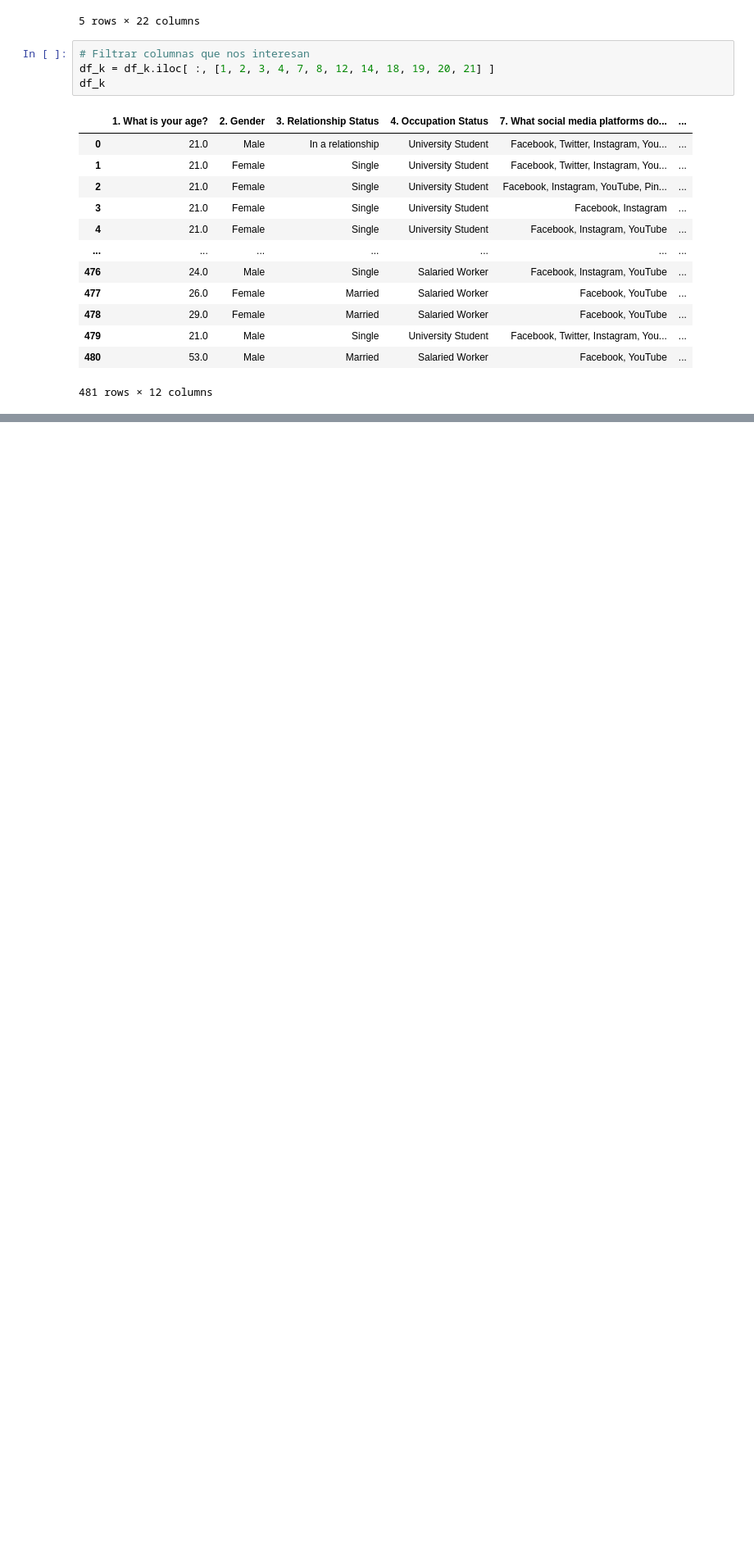
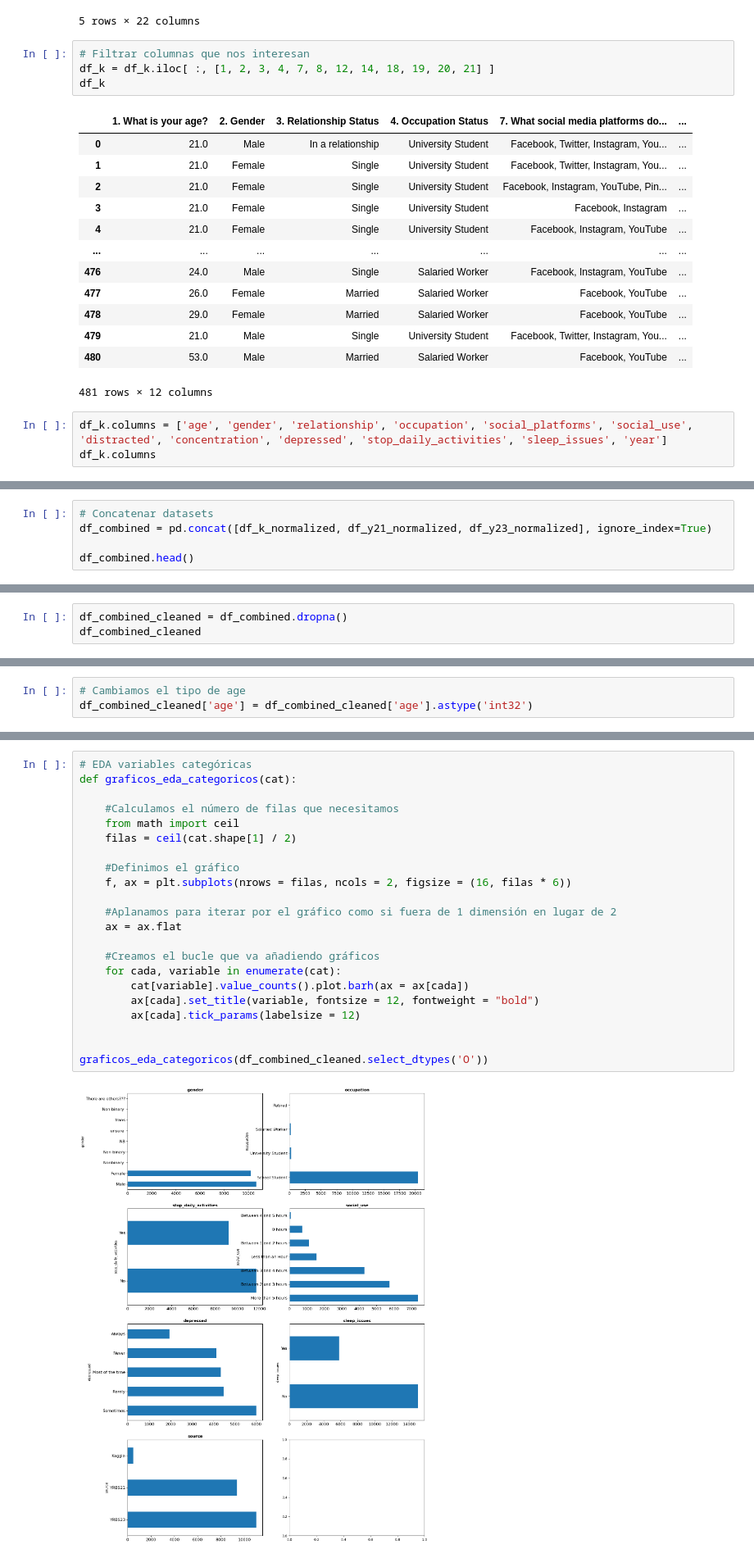
Before and after one commit to fapm4/PRVD-1, a Jupyter notebook: notebook_join.ipynb, the cells around one changed output, grey strips where cells are left out. Shown: that part at 82% size. Cells and saved outputs as stored; diff of their text form; blank space fills up the shorter version.

Commit message:
Juntados los datasets de YRBS21, YRBS23 y Kaggle

```diff
--- a/notebook_join.ipynb
+++ b/notebook_join.ipynb
@@ -228,3 +166,6 @@ df_k
 | 479 | 21.0 | Male | Single | University Student | Facebook, Twitter, Instagram, You... | ... |
 | 480 | 53.0 | Male | Married | Salaried Worker | Facebook, YouTube | ... |
 481 rows × 12 columns
+# %%
+df_k.columns = ['age', 'gender', 'relationship', 'occupation', 'social_platforms', 'social_use', 'distracted', 'concentration', 'depressed', 'stop_daily_activities', 'sleep_issues', 'year']
+df_k.columns
@@ -230,0 +373,5 @@ df_k
+# %%
+# Concatenar datasets
+df_combined = pd.concat([df_k_normalized, df_y21_normalized, df_y23_normalized], ignore_index=True)
+
+df_combined.head()
@@ -230,0 +427,3 @@ df_k
+# %%
+df_combined_cleaned = df_combined.dropna()
+df_combined_cleaned
@@ -230,0 +444,3 @@ df_k
+# %%
+# Cambiamos el tipo de age
+df_combined_cleaned['age'] = df_combined_cleaned['age'].astype('int32')
@@ -230,0 +455,24 @@ df_k
+# %%
+# EDA variables categóricas
+def graficos_eda_categoricos(cat):
+
+    #Calculamos el número de filas que necesitamos
+    from math import ceil
+    filas = ceil(cat.shape[1] / 2)
+
+    #Definimos el gráfico
+    f, ax = plt.subplots(nrows = filas, ncols = 2, figsize = (16, filas * 6))
+
+    #Aplanamos para iterar por el gráfico como si fuera de 1 dimensión en lugar de 2
+    ax = ax.flat
+
+    #Creamos el bucle que va añadiendo gráficos
+    for cada, variable in enumerate(cat):
+        cat[variable].value_counts().plot.barh(ax = ax[cada])
+        ax[cada].set_title(variable, fontsize = 12, fontweight = "bold")
+        ax[cada].tick_params(labelsize = 12)
+
+
+graficos_eda_categoricos(df_combined_cleaned.select_dtypes('O'))
+# %% [output]
+[figure, added]
```
Also changed, not shown: parts of 27 cells of this notebook, 4 other files.
